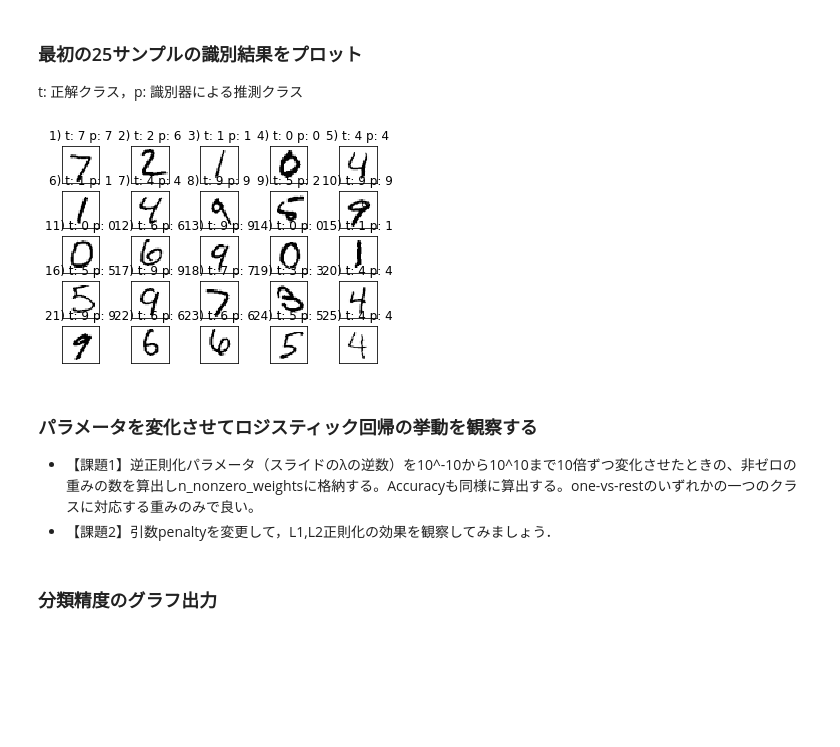
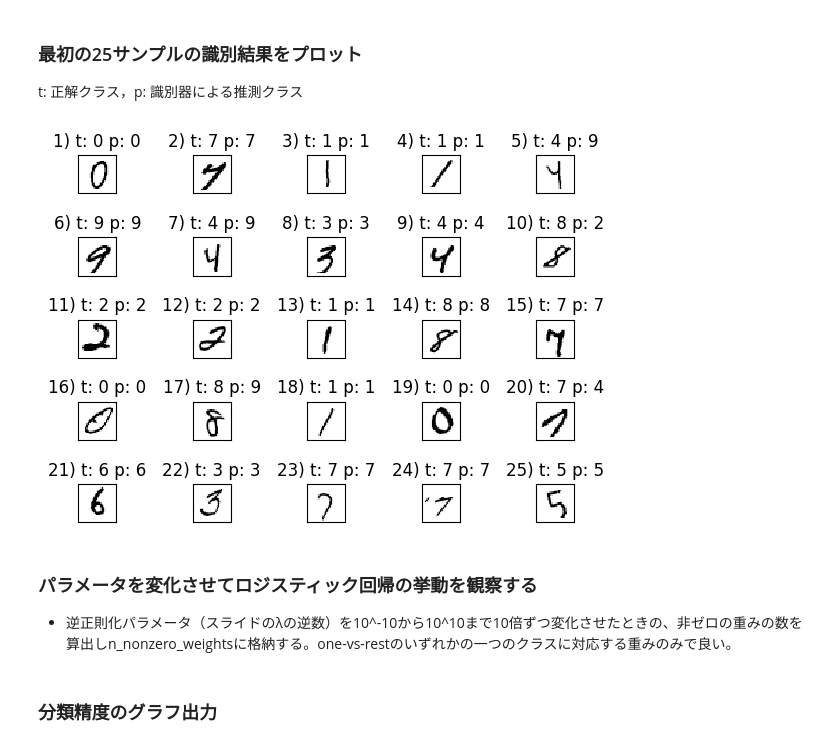
Before and after one commit to f-ken351/CDS2025, a Jupyter notebook: ex5.ipynb, the cells around one changed output. Cells and saved outputs as stored; diff of their text form; code cells hidden in the pictures; blank space fills up the shorter version.

```diff
--- a/ex5.ipynb
+++ b/ex5.ipynb
@@ -41,0 +22,7 @@ X_test, y_test = load_mnist(current_path, kind='t10k')
+# %%
+# 公開データセットのサイトopenmlからMNISTデータをダウンロード(少々時間が掛かります)
+mnist = fetch_openml('mnist_784', version= 1, as_frame= False)
+# %%
+X, y = mnist["data"], mnist["target"]
+# データ数，次元数(28x28=784)を確認
+X.shape
@@ -42,9 +31,9 @@ X_test, y_test = load_mnist(current_path, kind='t10k')
 # %%
-# 学習用に最初の1000点，テスト用に最初の1000点のデータを使用
-X_train = X_train[:1000][:]
-y_train = y_train[:1000][:]
-X_test = X_test[:1000][:]
-y_test = y_test[:1000][:]
+# 学習用に最初の1000点，テスト用に次の1000点のデータを使用
+X_train = X[:1000][:]
+y_train = y[:1000][:]
+X_test = X[1000:2000][:]
+y_test = y[1000:2000][:]
 print('#data: %d, #feature: %d (training data)' % (X_train.shape[0], X_train.shape[1]))
 print('#data: %d, #feature: %d (test data)' % (X_test.shape[0], X_test.shape[1]))
 # %% [output]
@@ -80,23 +67,23 @@ t: 正解クラス，p: 識別器による推測クラス
 # %%
 orign_img = X_test[:25]
 true_lab = y_test[:25]
+y_test_pred = lr.predict(X_test)
 predicted_lab = y_test_pred[:25]
 
-fig, ax = plt.subplots(nrows=5, ncols=5, sharex=True, sharey=True,)
+fig, ax = plt.subplots(nrows=5, ncols=5, sharex=True, sharey=True)
 ax = ax.flatten()
 for i in range(25):
     img = orign_img[i].reshape(28, 28)
     ax[i].imshow(img, cmap='Greys', interpolation='nearest')
-    ax[i].set_title('%d) t: %d p: %d' % (i+1, true_lab[i], predicted_lab[i]))
+    ax[i].set_title('%d) t: %s p: %s' % (i+1, true_lab[i], predicted_lab[i]))
 
 ax[0].set_xticks([])
 ax[0].set_yticks([])
 plt.subplots_adjust(hspace=1.0, wspace=2.0)
 plt.show()
 # %% [output]
-[figure, old version]
+[figure, new version]
 # %% [markdown]
 ### パラメータを変化させてロジスティック回帰の挙動を観察する
-- 【課題1】逆正則化パラメータ（スライドのλの逆数）を10^-10から10^10まで10倍ずつ変化させたときの、非ゼロの重みの数を算出しn_nonzero_weightsに格納する。Accuracyも同様に算出する。one-vs-restのいずれかの一つのクラスに対応する重みのみで良い。
-- 【課題2】引数penaltyを変更して，L1,L2正則化の効果を観察してみましょう．
+- 逆正則化パラメータ（スライドのλの逆数）を10^-10から10^10まで10倍ずつ変化させたときの、非ゼロの重みの数を算出しn_nonzero_weightsに格納する。one-vs-restのいずれかの一つのクラスに対応する重みのみで良い。
 # %%
```
Also changed, not shown: parts of 14 cells of this notebook.
